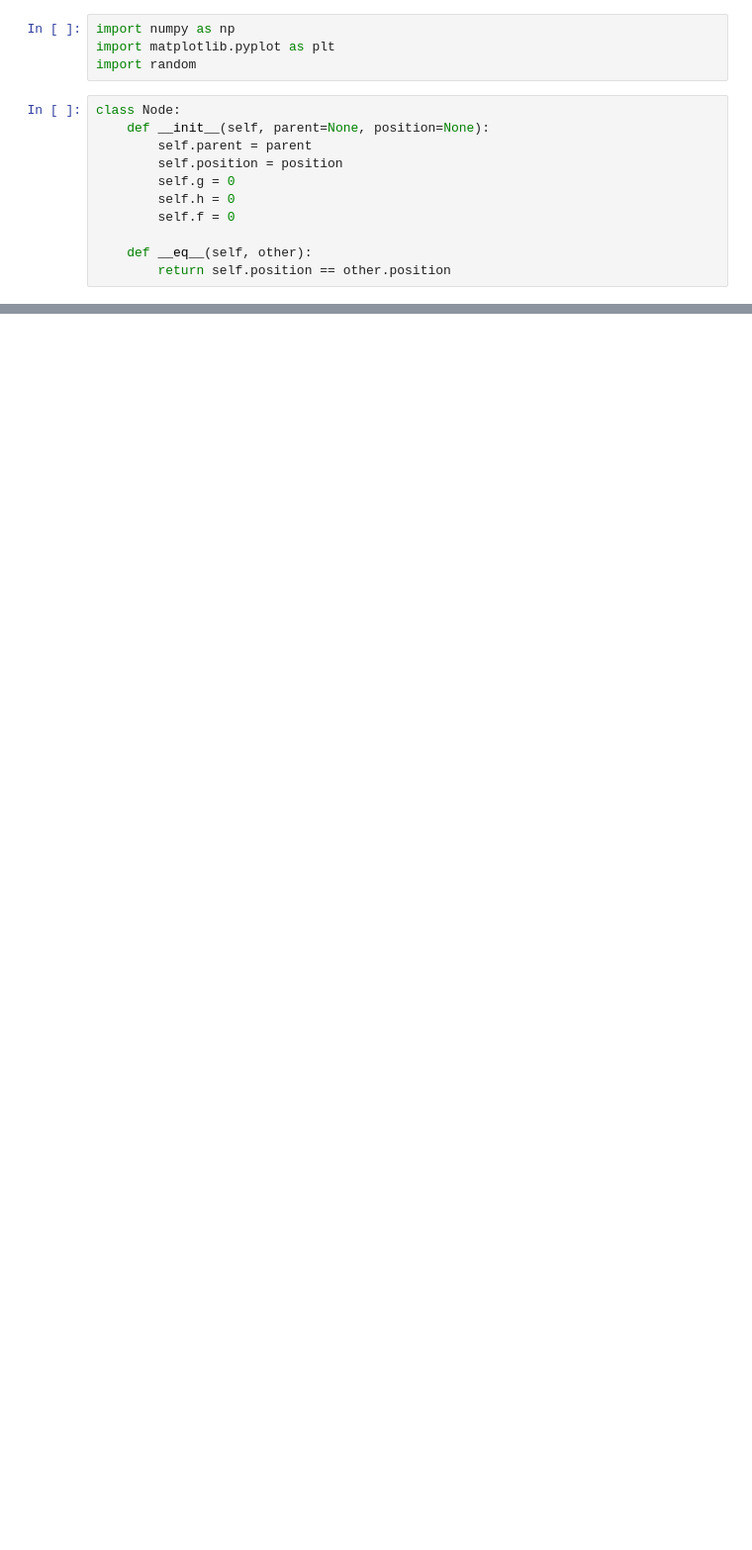
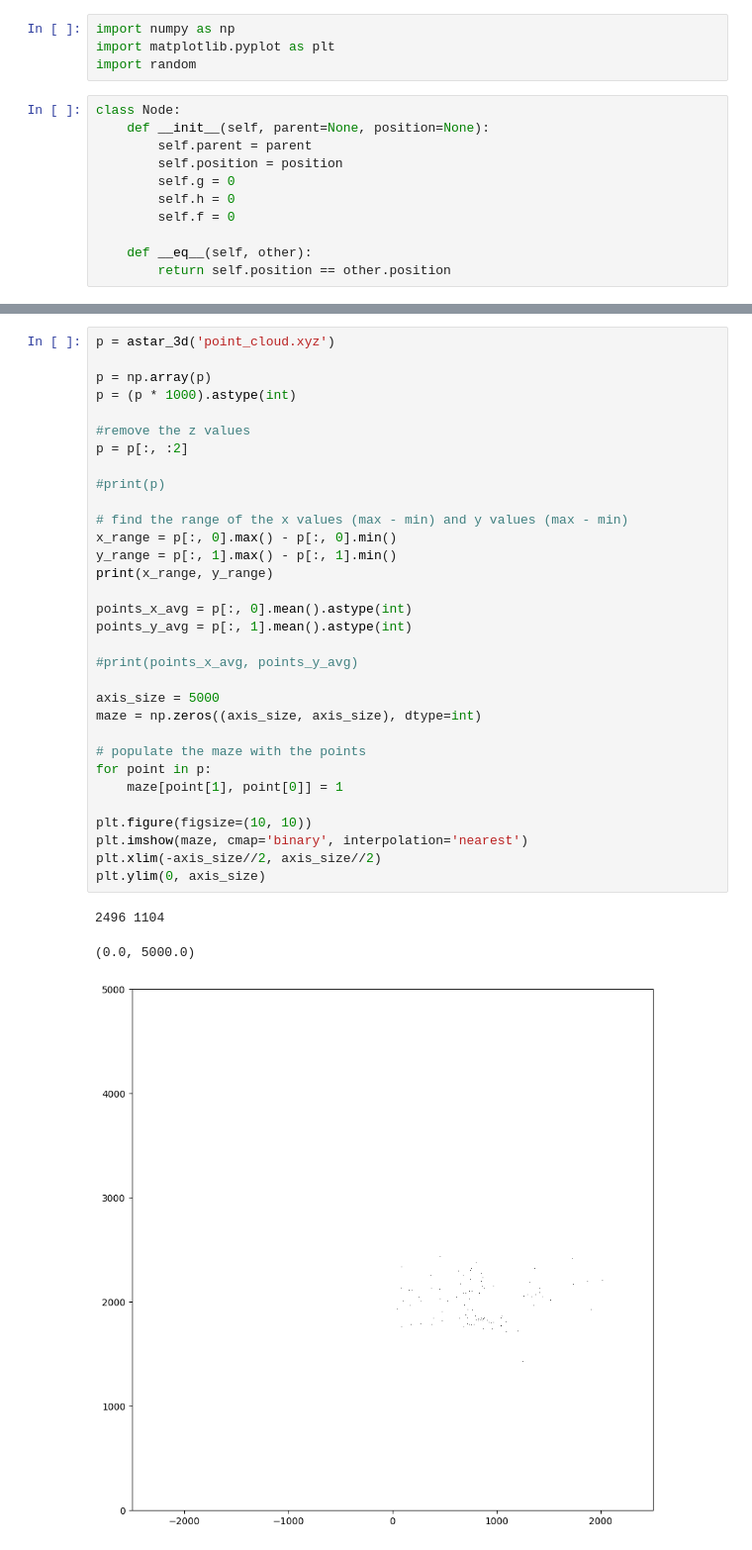
Before and after one commit to mohamedshaik272/Optimal-Path-Navigation, a Jupyter notebook: path.ipynb, the cells around one changed output, grey strips where cells are left out. Shown: that part at 99% size. Cells and saved outputs as stored; diff of their text form; blank space fills up the shorter version.

```diff
--- a/path.ipynb
+++ b/path.ipynb
@@ -116,3 +153,39 @@ def find_start_end_points(maze):
+# %%
+p = astar_3d('point_cloud.xyz')
+
+p = np.array(p)
+p = (p * 1000).astype(int)
+
+#remove the z values
+p = p[:, :2]
+
+#print(p)
+
+# find the range of the x values (max - min) and y values (max - min)
+x_range = p[:, 0].max() - p[:, 0].min()
+y_range = p[:, 1].max() - p[:, 1].min()
+print(x_range, y_range)
+
+points_x_avg = p[:, 0].mean().astype(int)
+points_y_avg = p[:, 1].mean().astype(int)
+
+#print(points_x_avg, points_y_avg)
+
+axis_size = 5000
+maze = np.zeros((axis_size, axis_size), dtype=int)
+
+# populate the maze with the points
+for point in p:
+    maze[point[1], point[0]] = 1
+
+plt.figure(figsize=(10, 10))
+plt.imshow(maze, cmap='binary', interpolation='nearest')
+plt.xlim(-axis_size//2, axis_size//2)
+plt.ylim(0, axis_size)
+# %% [output]
+2496 1104
+(0.0, 5000.0)
+[figure, added]
 # %%
 if __name__ == '__main__':
     maze = generate_binary_maze(30, 30, 0.35)
```
Also changed, not shown: parts of 3 cells of this notebook, 2 other files.
